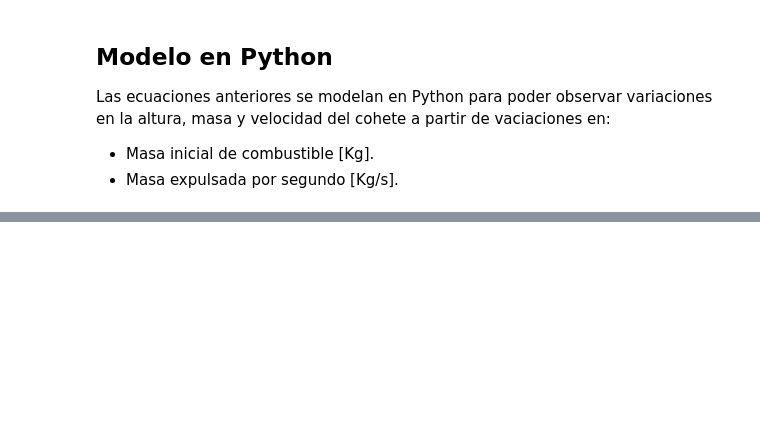
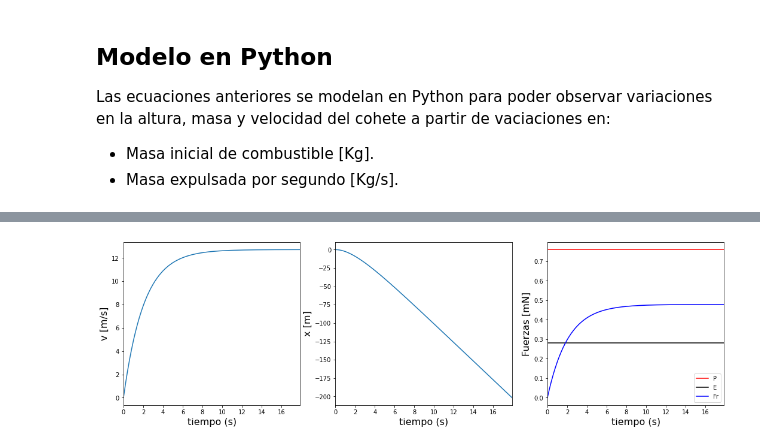
Before and after one commit to FerneyOAmaya/Competencias-Digitales, a Jupyter notebook: Cohete.ipynb, the cells around one changed output, grey strips where cells are left out. Cells and saved outputs as stored; diff of their text form; code cells hidden in the pictures; blank space fills up the shorter version.

```diff
--- a/Cohete.ipynb
+++ b/Cohete.ipynb
@@ -235,0 +249,49 @@ D,u,m0: 0.22 1000 20
+# %%
+#@title Gráficas
+import numpy as np
+import matplotlib.pyplot as plt
+
+tpaso2 = 0.1
+tpaso_a2 = 100     #[ms]   Tiempo de paso animación
+rho_f = 1000       #kg/m^3 densidad, agua
+nv = 0.00105       #kg/(m.s) viscosidad
+rho_e = 2700       #kg/m^3 densidad, aluminio
+R = 1.9e-3         #m Radio, esfera
+g = 9.8            #m/s^2, gravedad
+
+G = (1-rho_f/rho_e)*g
+k = 9*nv/(2*rho_e*R**2)
+
+t = np.arange(0, 18, tpaso2)
+v = (G/k)*(1 - np.exp(-k*t))
+x = (G/k)*t + (G/k**2)*(np.exp(-k*t) - 1)
+x = - x
+
+V = (4/3)*np.pi*R**3
+m = rho_e*V
+P = m*g
+E = rho_f*V*g
+Pv = P*np.ones((len(t),1))
+Ev = E*np.ones((len(t),1))
+Frv = 6*np.pi*R*nv*v
+
+fig, ax = plt.subplots(1,3,figsize=(18,5))
+ax[0].plot(t, v)
+ax[0].set_xlim((0, t[-1]))
+ax[0].set_xlabel('tiempo (s)', fontsize=16)
+ax[0].set_ylabel('v [m/s]', fontsize=16)
+ax[1].plot(t, x)
+ax[1].set_xlim((0, t[-1]))
+ax[1].set_xlabel('tiempo (s)', fontsize=16)
+ax[1].set_ylabel('x [m]', fontsize=16)
+ax[2].plot(t, Pv*1000,'r')
+ax[2].plot(t, Ev*1000,'k')
+ax[2].plot(t, Frv*1000,'b')
+ax[2].set_xlim((0, t[-1]))
+ax[2].set_xlabel('tiempo (s)', fontsize=16)
+ax[2].set_ylabel('v [m/s]', fontsize=16)
+ax[2].set_ylabel('Fuerzas [mN]', fontsize=16)
+ax[2].legend(['P','E','Fr'])
+fig.show()
+# %% [output]
+[figure, added]
```
Also changed, not shown: parts of 8 cells of this notebook.
